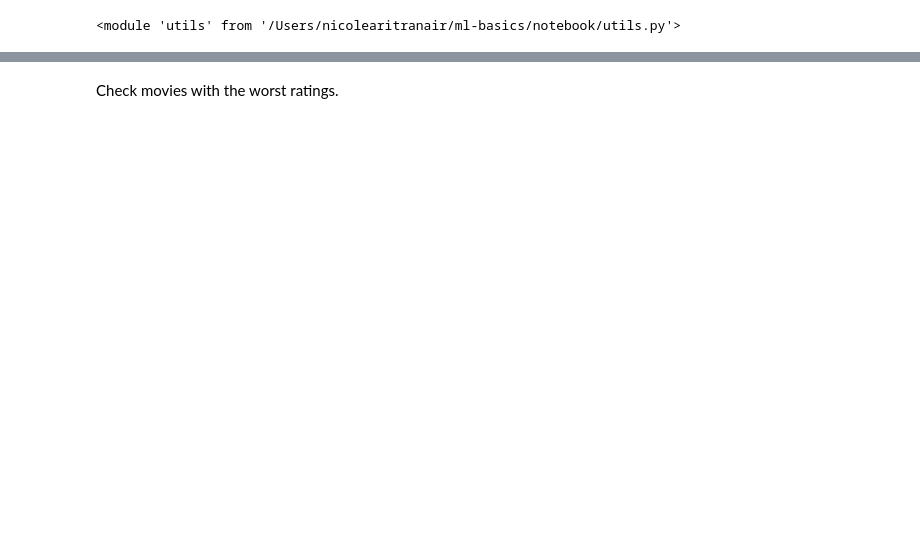
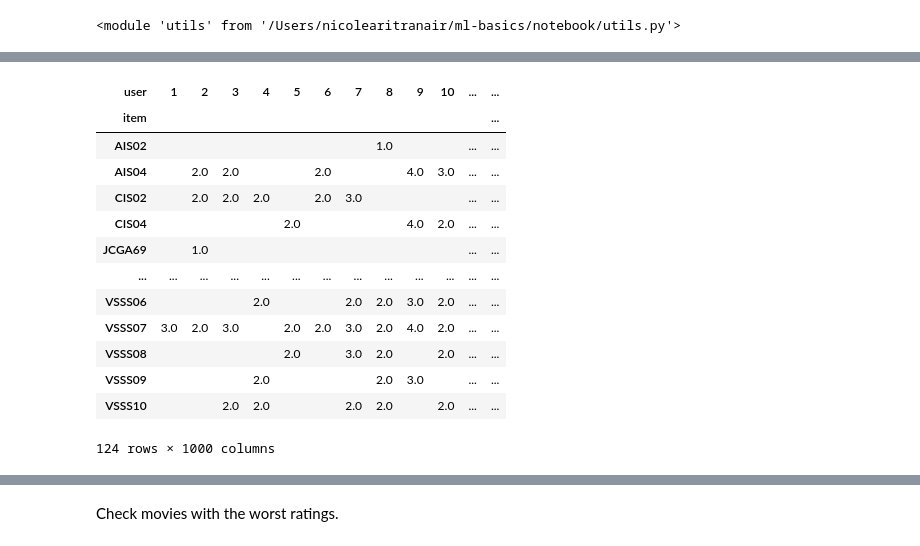
Before and after one commit to randyphoa/ml-basics, a Jupyter notebook: notebook/4-product-recommendation.ipynb, the cells around one changed output, grey strips where cells are left out. Saved outputs shown, nothing was run; the diff lists cells and outputs as text; code cells hidden in the pictures; blank space fills up the shorter version.

```diff
--- a/notebook/4-product-recommendation.ipynb
+++ b/notebook/4-product-recommendation.ipynb
@@ -51,0 +100,17 @@ train_df
+# %%
+train_df.pivot(index='item', columns='user', values='rating').fillna("")
+# %% [output]
+| user | 1 | 2 | 3 | 4 | 5 | 6 | 7 | 8 | 9 | 10 | ... | ... |
+| item |  |  |  |  |  |  |  |  |  |  |  | ... |
+| AIS02 |  |  |  |  |  |  |  | 1.0 |  |  | ... | ... |
+| AIS04 |  | 2.0 | 2.0 |  |  | 2.0 |  |  | 4.0 | 3.0 | ... | ... |
+| CIS02 |  | 2.0 | 2.0 | 2.0 |  | 2.0 | 3.0 |  |  |  | ... | ... |
+| CIS04 |  |  |  |  | 2.0 |  |  |  | 4.0 | 2.0 | ... | ... |
+| JCGA69 |  | 1.0 |  |  |  |  |  |  |  |  | ... | ... |
+| ... | ... | ... | ... | ... | ... | ... | ... | ... | ... | ... | ... | ... |
+| VSSS06 |  |  |  | 2.0 |  |  | 2.0 | 2.0 | 3.0 | 2.0 | ... | ... |
+| VSSS07 | 3.0 | 2.0 | 3.0 |  | 2.0 | 2.0 | 3.0 | 2.0 | 4.0 | 2.0 | ... | ... |
+| VSSS08 |  |  |  |  | 2.0 |  | 3.0 | 2.0 |  | 2.0 | ... | ... |
+| VSSS09 |  |  |  | 2.0 |  |  |  | 2.0 | 3.0 |  | ... | ... |
+| VSSS10 |  |  | 2.0 | 2.0 |  |  | 2.0 | 2.0 |  | 2.0 | ... | ... |
+124 rows × 1000 columns
```
Also changed, not shown: parts of 31 cells of this notebook, 11 other files.
